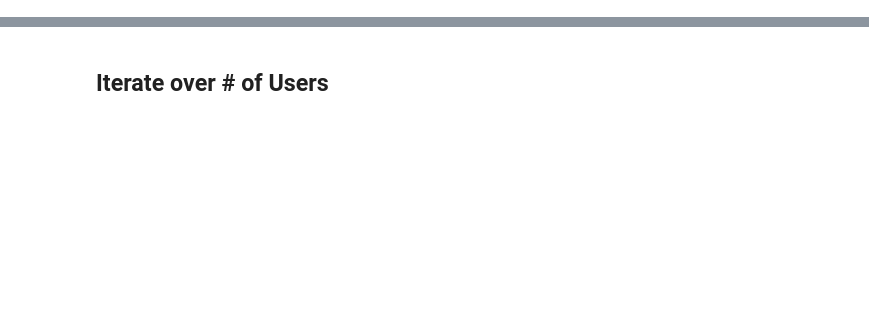
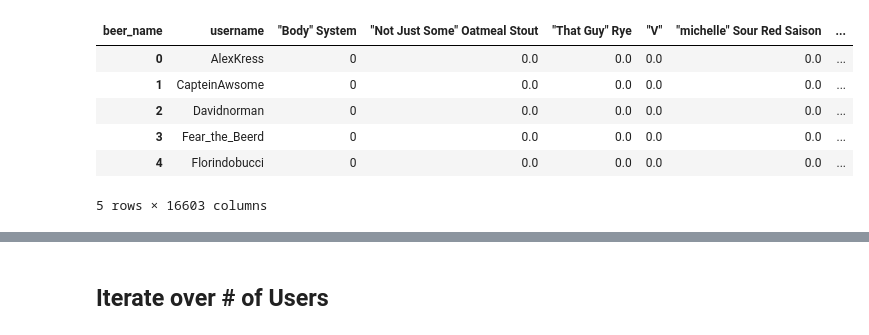
Before and after one commit to tomsharp/BeerMe, a Jupyter notebook: notebooks/Similar Users.ipynb, the cells around one changed output, grey strips where cells are left out. Saved outputs shown, nothing was run; the diff lists cells and outputs as text; code cells hidden in the pictures; blank space fills up the shorter version.

Commit message:
restructured and cleaned up similar users

```diff
--- a/notebooks/Similar Users.ipynb
+++ b/notebooks/Similar Users.ipynb
@@ -163,0 +25,12 @@ X_train, X_test, y_train, y_test = train_test_split(x, y, test_size=0.2, random_
+# %%
+piv =  pd.pivot_table(data=df, values='user_rating', index='username', columns='beer_name',
+                      aggfunc='mean', fill_value=0).reset_index()
+piv.head()
+# %% [output]
+| beer_name | username | "Body" System | "Not Just Some" Oatmeal Stout | "That Guy" Rye | "V" | "michelle" Sour Red Saison | ... |
+| 0 | AlexKress | 0 | 0.0 | 0.0 | 0.0 | 0.0 | ... |
+| 1 | CapteinAwsome | 0 | 0.0 | 0.0 | 0.0 | 0.0 | ... |
+| 2 | Davidnorman | 0 | 0.0 | 0.0 | 0.0 | 0.0 | ... |
+| 3 | Fear_the_Beerd | 0 | 0.0 | 0.0 | 0.0 | 0.0 | ... |
+| 4 | Florindobucci | 0 | 0.0 | 0.0 | 0.0 | 0.0 | ... |
+5 rows × 16603 columns
```
Also changed, not shown: parts of 32 cells of this notebook.
